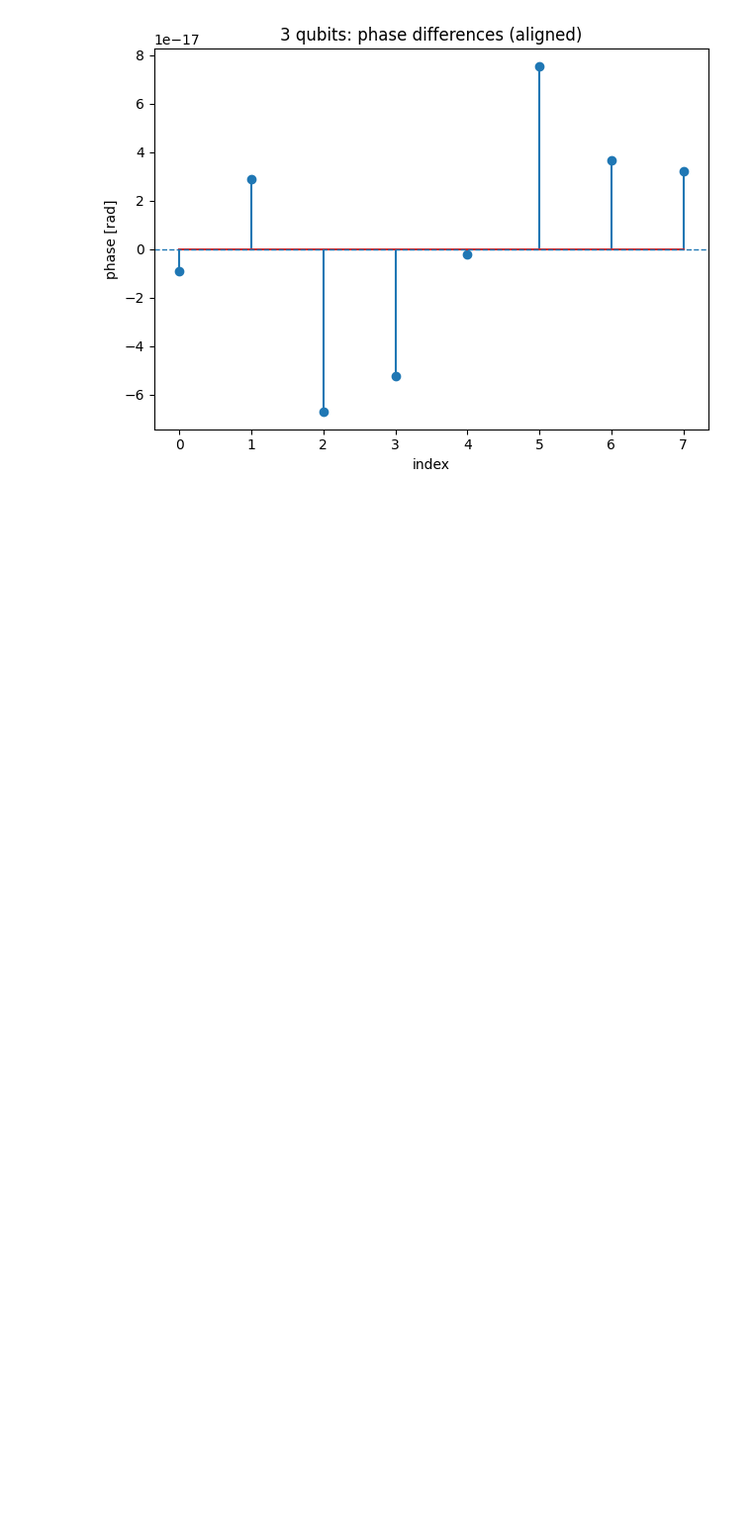
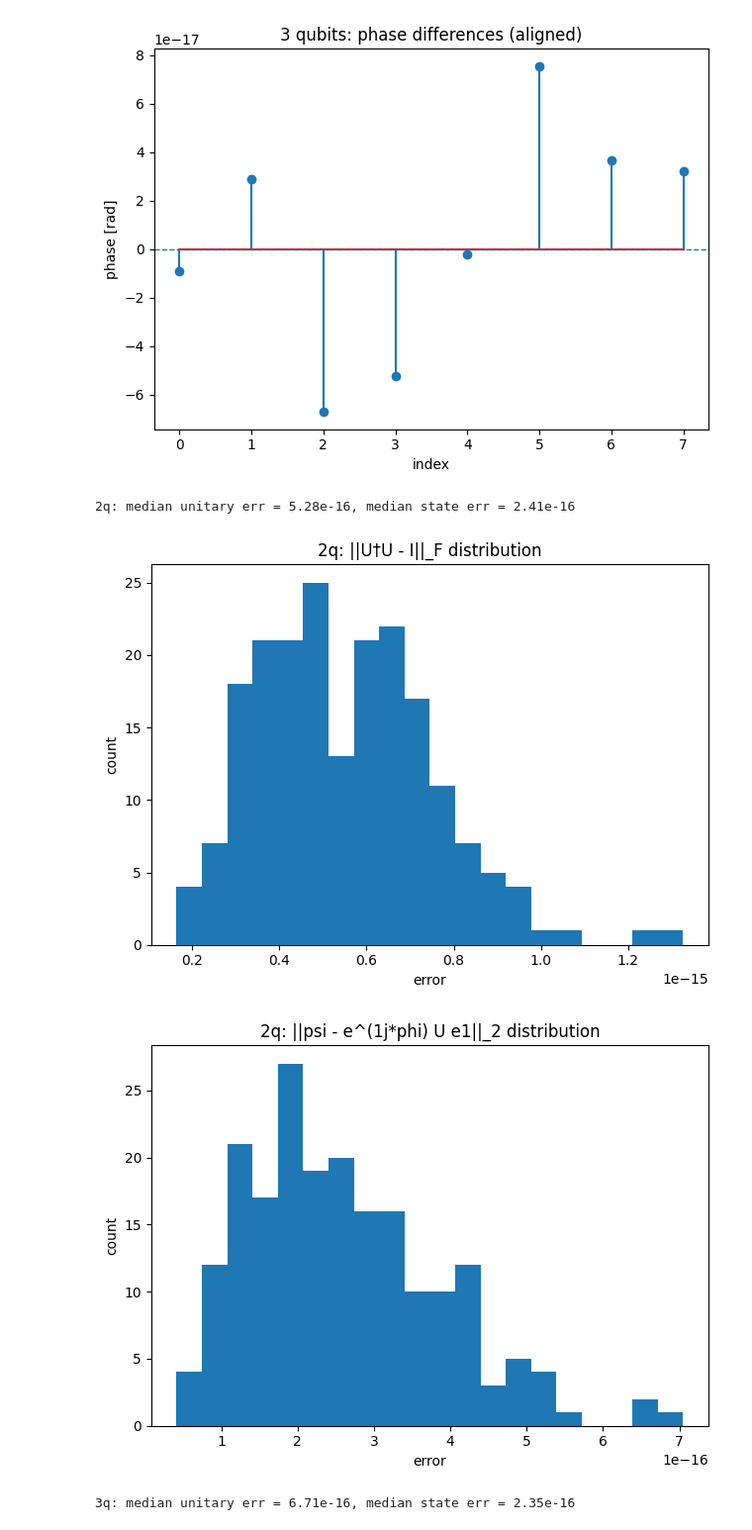
Before and after one commit to kajakuchna/qosf-complex-amplitudes, a Jupyter notebook: examples/state_prep_demo.ipynb, the cells around one changed output. Shown at 99% size. Saved outputs shown, nothing was run; the diff lists cells and outputs as text; code cells hidden in the pictures; blank space fills up the shorter version.

```diff
--- a/examples/state_prep_demo.ipynb
+++ b/examples/state_prep_demo.ipynb
@@ -120,3 +120,34 @@ unitarity ||U†U - I||_F = 6.527631776364416e-16
 state match (up to global phase): True
 [figure]
 [figure]
+# %%
+def mc_errors(dim=4, trials=200, seed=1):
+    rng = np.random.default_rng(seed)
+    unit_err = []
+    state_err = []
+    for _ in range(trials):
+        a = rng.normal(size=dim) + 1j*rng.normal(size=dim)
+        psi, U = prepare_state_unitary(a)
+        out = apply_unitary_to_zero(U)
+        out_aligned, _ = global_phase_align(psi, out)
+        unit_err.append(la.norm(U.conj().T @ U - np.eye(dim)))
+        state_err.append(la.norm(psi - out_aligned))
+    return np.array(unit_err), np.array(state_err)
+
+for dim, label in [(4, "2q"), (8, "3q")]:
+    ue, se = mc_errors(dim=dim, trials=200, seed=123)
+    print(f"{label}: median unitary err = {np.median(ue):.2e}, median state err = {np.median(se):.2e}")
+    plt.figure()
+    plt.hist(ue, bins=20)
+    plt.title(f"{label}: ||U†U - I||_F distribution")
+    plt.xlabel("error"); plt.ylabel("count"); plt.tight_layout(); plt.show()
+
+    plt.figure()
+    plt.hist(se, bins=20)
+    plt.title(f"{label}: ||psi - e^(1j*phi) U e1||_2 distribution")
+    plt.xlabel("error"); plt.ylabel("count"); plt.tight_layout(); plt.show()
+# %% [output]
+2q: median unitary err = 5.28e-16, median state err = 2.41e-16
+[figure, added]
+[figure, added]
+3q: median unitary err = 6.71e-16, median state err = 2.35e-16
```
Also changed, not shown: parts of 1 cell of this notebook.
